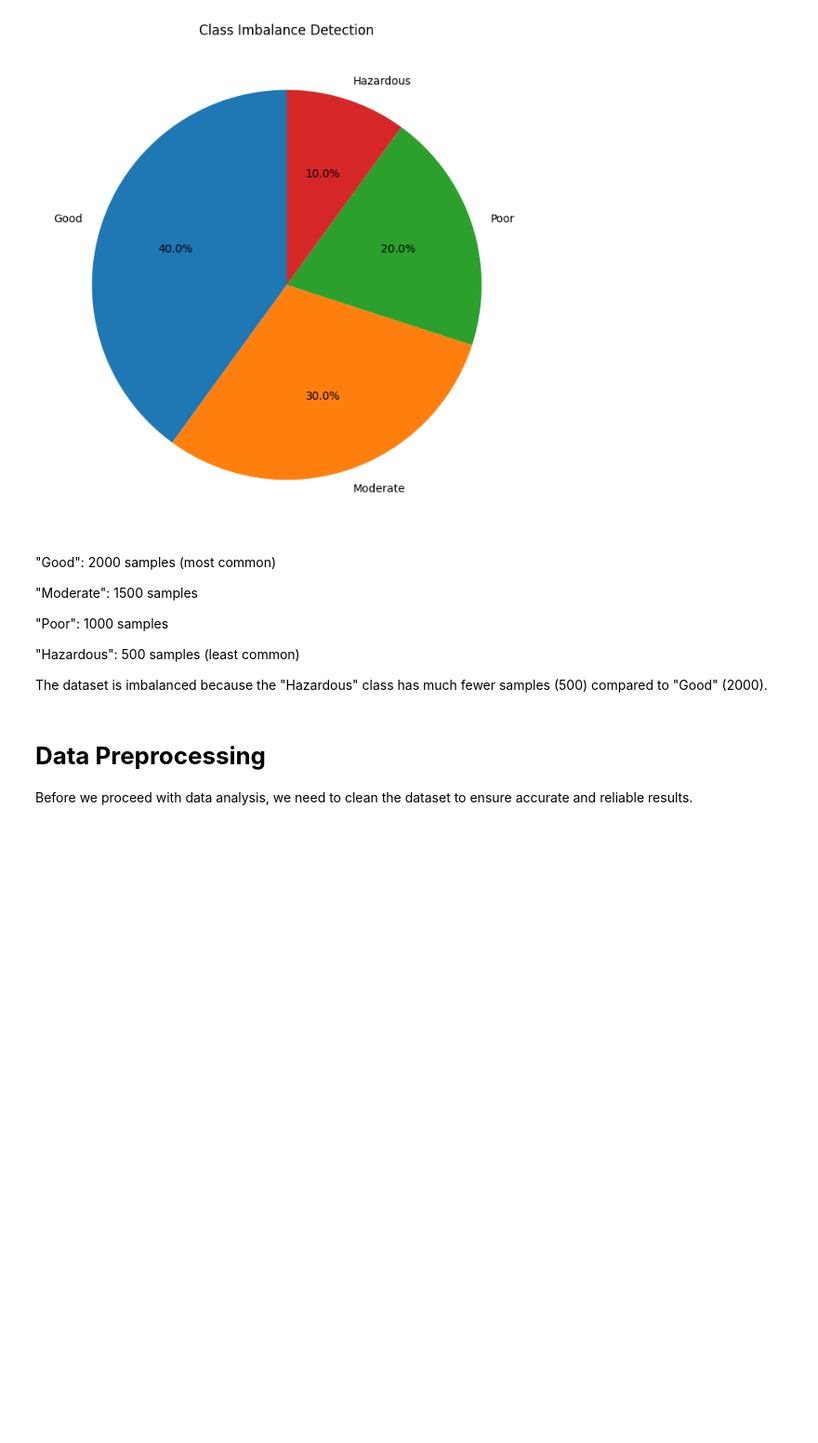
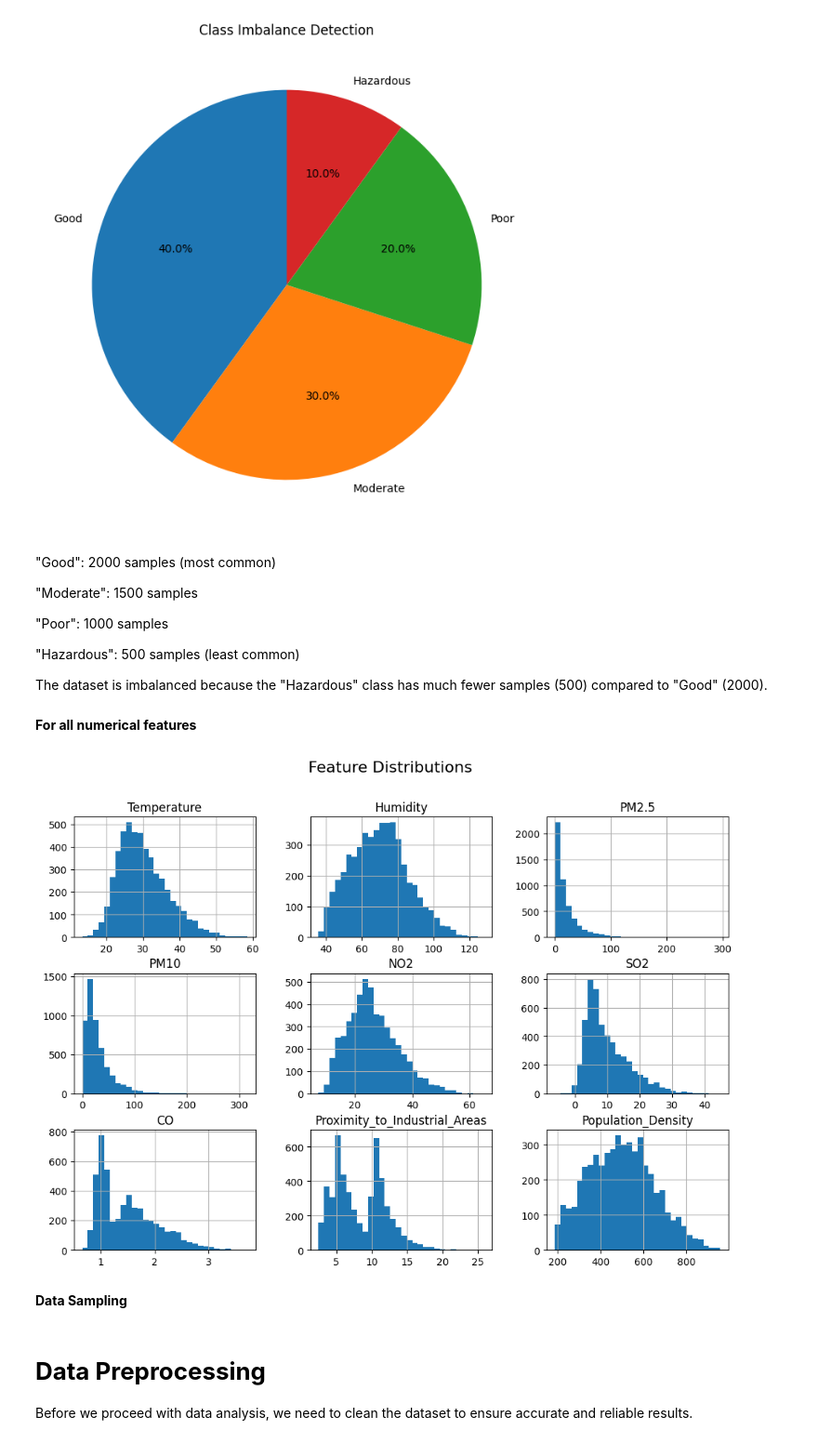
Before and after one commit to aljoharas/IT326, a Jupyter notebook: phase2.ipynb, the cells around one changed output. Shown at 93% size. Cells and saved outputs as stored; diff of their text form; code cells hidden in the pictures; blank space fills up the shorter version.

```diff
--- a/phase2.ipynb
+++ b/phase2.ipynb
@@ -140,3 +141,15 @@ plt.show()
 
 
 The dataset is imbalanced because the "Hazardous" class has much fewer samples (500) compared to "Good" (2000).
+# %% [markdown]
+**For all numerical features**
+# %%
+import seaborn as sns
+
+df.hist(figsize=(12, 8), bins=30)
+plt.suptitle("Feature Distributions", fontsize=16)
+plt.show()
+# %% [output]
+[figure, added]
+# %% [markdown]
+**Data Sampling**
```
Also changed, not shown: parts of 5 cells of this notebook.
